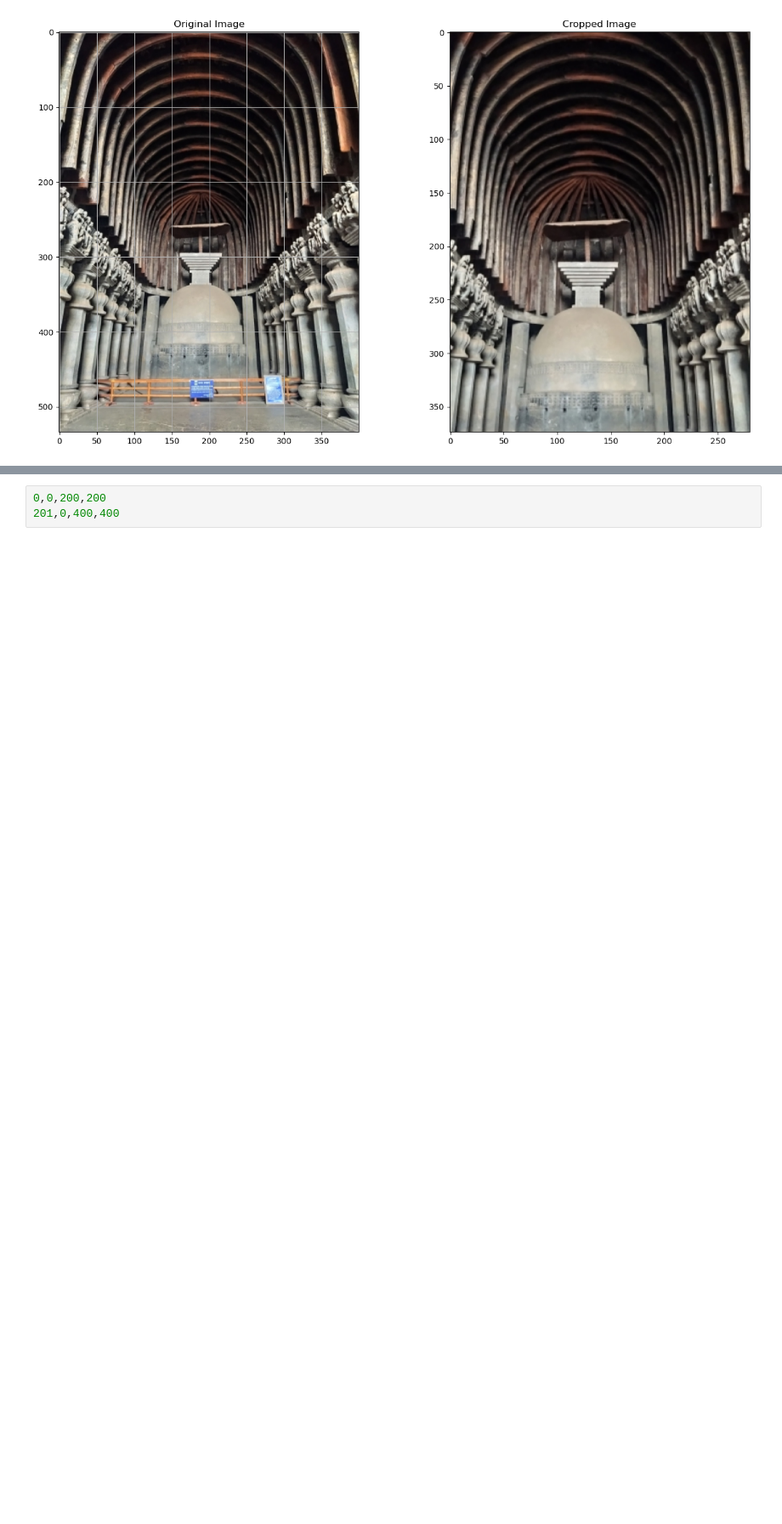
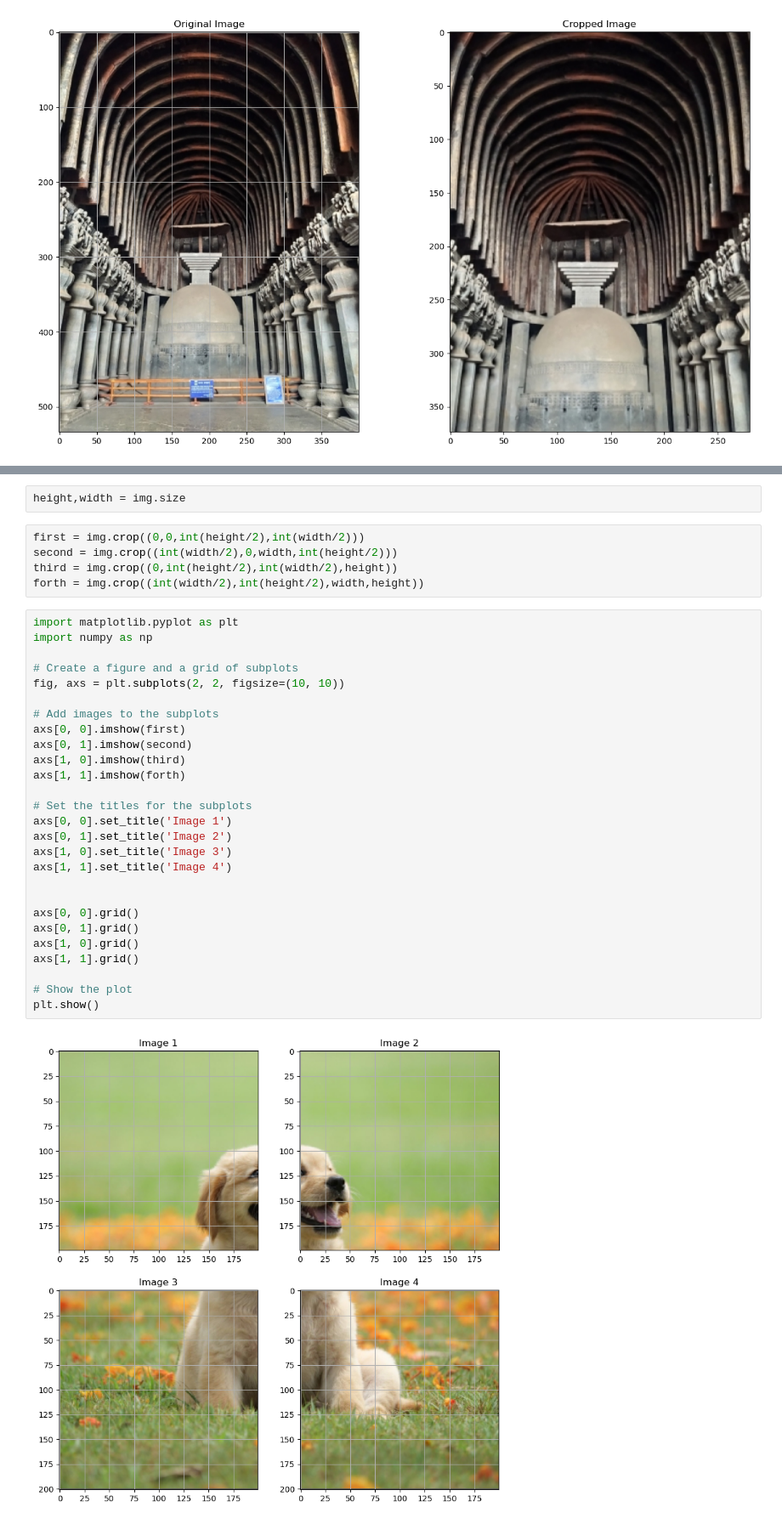
Before and after one commit to tejaskolhe27/Computer_Vision, a Jupyter notebook: imagecropping.ipynb, the cells around one changed output, grey strips where cells are left out. Shown at 85% size. Cells and saved outputs as stored; diff of their text form; blank space fills up the shorter version.

```diff
--- a/imagecropping.ipynb
+++ b/imagecropping.ipynb
@@ -69,3 +63,36 @@ img.size
-# %%
-0,0,200,200
-201,0,400,400
+# %%
+height,width = img.size
+# %%
+first = img.crop((0,0,int(height/2),int(width/2)))
+second = img.crop((int(width/2),0,width,int(height/2)))
+third = img.crop((0,int(height/2),int(width/2),height))
+forth = img.crop((int(width/2),int(height/2),width,height))
+# %%
+import matplotlib.pyplot as plt
+import numpy as np
+
+# Create a figure and a grid of subplots
+fig, axs = plt.subplots(2, 2, figsize=(10, 10))
+
+# Add images to the subplots
+axs[0, 0].imshow(first)
+axs[0, 1].imshow(second)
+axs[1, 0].imshow(third)
+axs[1, 1].imshow(forth)
+
+# Set the titles for the subplots
+axs[0, 0].set_title('Image 1')
+axs[0, 1].set_title('Image 2')
+axs[1, 0].set_title('Image 3')
+axs[1, 1].set_title('Image 4')
+
+
+axs[0, 0].grid()
+axs[0, 1].grid()
+axs[1, 0].grid()
+axs[1, 1].grid()
+
+# Show the plot
+plt.show()
+# %% [output]
+[figure, added]
```
Also changed, not shown: parts of 3 cells of this notebook.
